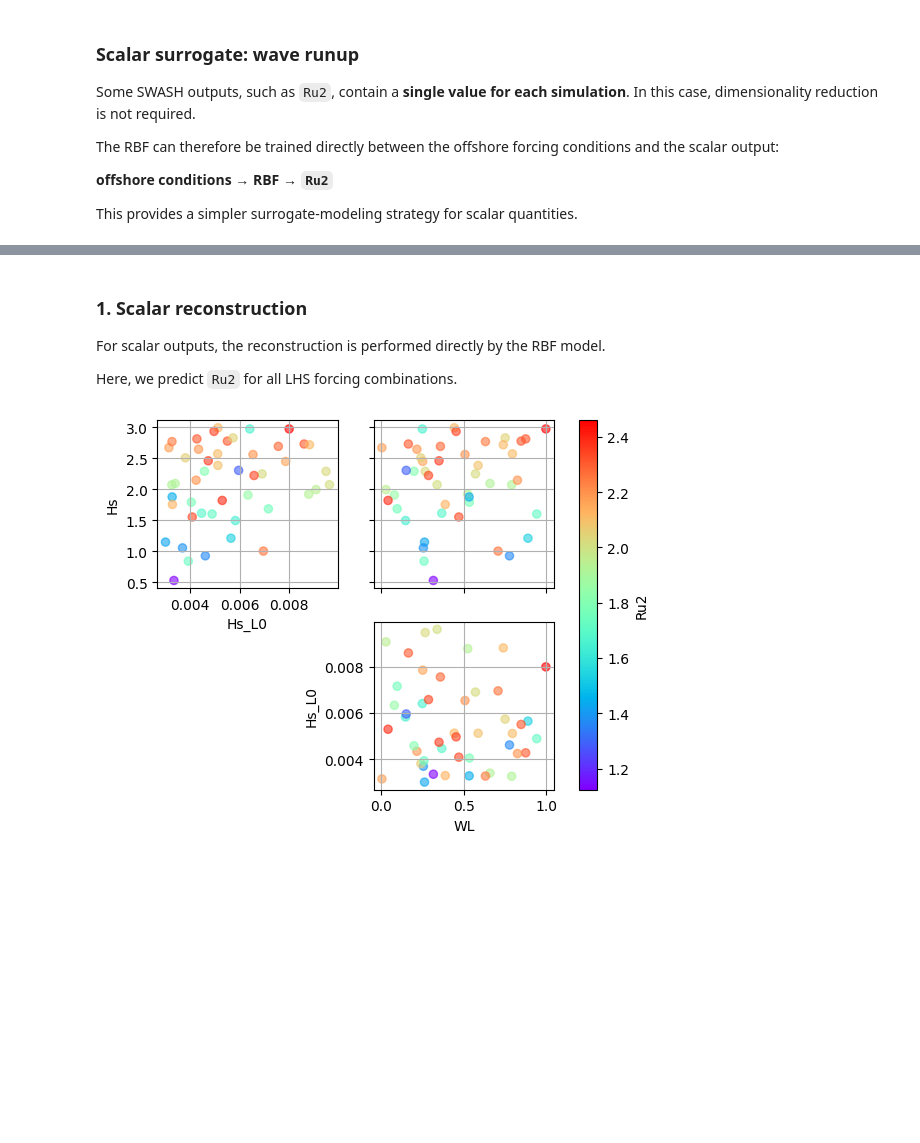
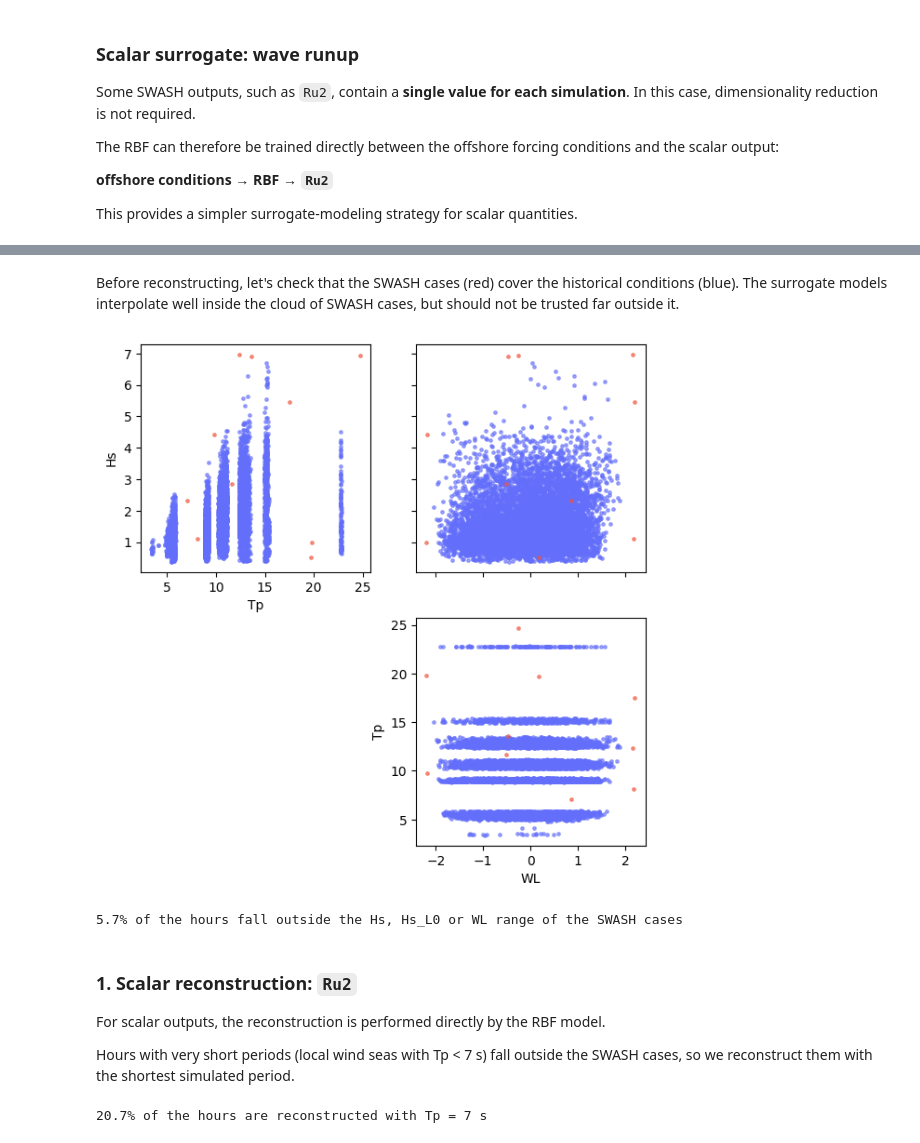
Before and after one commit to GeoOcean/BlueMath_Course_Corvallis, a Jupyter notebook: methods/hybrid_downscaling/metamodel/hyswash/03_HySwash_Reconstruction.ipynb, the cells around one changed output, grey strips where cells are left out. Drawn from its saved outputs; the diff is of its cells as text; code cells hidden in the pictures; blank space fills up the shorter version.

```diff
--- a/methods/hybrid_downscaling/metamodel/hyswash/03_HySwash_Reconstruction.ipynb
+++ b/methods/hybrid_downscaling/metamodel/hyswash/03_HySwash_Reconstruction.ipynb
@@ -234,0 +253,25 @@ df_predict = pd.read_pickle(
+# %%
+binwaves_waves = xr.open_dataset(
+    op.join("..", "..", "additive", "binwaves", "outputs", "hyswash_point_waves.nc")
+)
+gesla = xr.open_dataset(
+    op.join("..", "..", "..", "..", "toolkit", "data", "outputs",
+            "GESLA_South_Beach_9435380_NOAA.nc")
+)
+
+# Valid tide-gauge observations over the wave period, referred to their mean
+t0 = binwaves_waves.time.values[0] - np.timedelta64(1, "h")
+t1 = binwaves_waves.time.values[-1] + np.timedelta64(1, "h")
+sea_level = gesla.sea_level.where(gesla.flag2 == 1).sel(time=slice(t0, t1))
+wl = sea_level - sea_level.mean()
+
+df_hist = pd.DataFrame(
+    {
+        "Hs": binwaves_waves.Hs.values,
+        "Hs_L0": binwaves_waves.Hs_L0.values,
+        "WL": wl.interp(time=binwaves_waves.time).values,
+    },
+    index=pd.DatetimeIndex(binwaves_waves.time.values, name="time"),
+).dropna()
+
+df_hist
@@ -235,6 +293,29 @@ df_predict = pd.read_pickle(
+# %% [markdown]
+Before reconstructing, let's check that the SWASH cases (red) cover the
+historical conditions (blue). The surrogate models interpolate well inside the
+cloud of SWASH cases, but should not be trusted far outside it.
+# %%
+fig, axes = plot_scatters_Tp(
+    train_cases,
+    df_hist,
+    s=6,
+    data_colors=px.colors.qualitative.Plotly[:2],
+)
+fig.set_size_inches(7, 7)
+plt.show()
+
+outside = (
+    (df_hist[train_cases.columns] < train_cases.min())
+    | (df_hist[train_cases.columns] > train_cases.max())
+).any(axis=1)
+print(f"{outside.mean():.1%} of the hours fall outside the Hs, Hs_L0 or WL range of the SWASH cases")
+# %% [output]
+[figure, added]
+5.7% of the hours fall outside the Hs, Hs_L0 or WL range of the SWASH cases
 # %% [markdown]
-### 1. Scalar reconstruction
+### 1. Scalar reconstruction: `Ru2`
 
 For scalar outputs, the reconstruction is performed directly by the RBF model.
 
-Here, we predict `Ru2` for all LHS forcing combinations.
+Hours with very short periods (local wind seas with Tp < 7 s) fall outside the
+SWASH cases, so we reconstruct them with the shortest simulated period.
@@ -245,11 +322,16 @@ df_predict["Ru2"] = Ru2_reconstructed
-# %%
-fig, axs = plot_scatters_in_triangle(
-    [df_predict],
-    variables=["Hs", "Hs_L0", "WL"],
-    color="Ru2",
-    cmap="rainbow",
-    s=35,
-)
-# %% [output]
-[figure, removed]
+# %%
+# Short wind seas (Tp < 7 s) were not simulated with SWASH (one vertical layer
+# cannot resolve them at 30 m depth). We reconstruct those hours with
+# Tp = 7 s, the shortest period of the SWASH cases, and flag them.
+tp_min, g = 7, 9.806
+max_steepness = 2 * np.pi * df_hist["Hs"] / (g * tp_min**2)
+df_hist["short_period"] = df_hist["Hs_L0"] > max_steepness
+print(f"{df_hist['short_period'].mean():.1%} of the hours are reconstructed with Tp = {tp_min} s")
+
+inputs = df_hist[["Hs", "Hs_L0", "WL"]].copy()
+inputs["Hs_L0"] = np.minimum(inputs["Hs_L0"], max_steepness)
+
+df_hist["Ru2"] = rbf_scalar.predict(inputs).to_numpy().ravel()
+# %% [output]
+20.7% of the hours are reconstructed with Tp = 7 s
 # %% [markdown]
```
Also changed, not shown: parts of 24 cells of this notebook, 6 other files.
